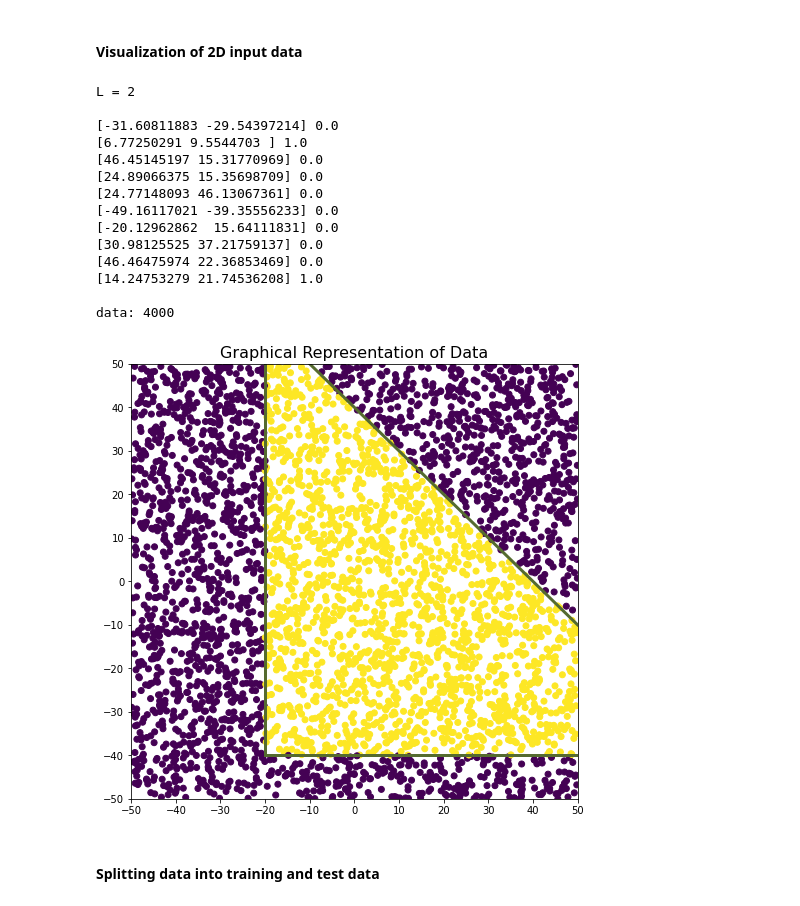
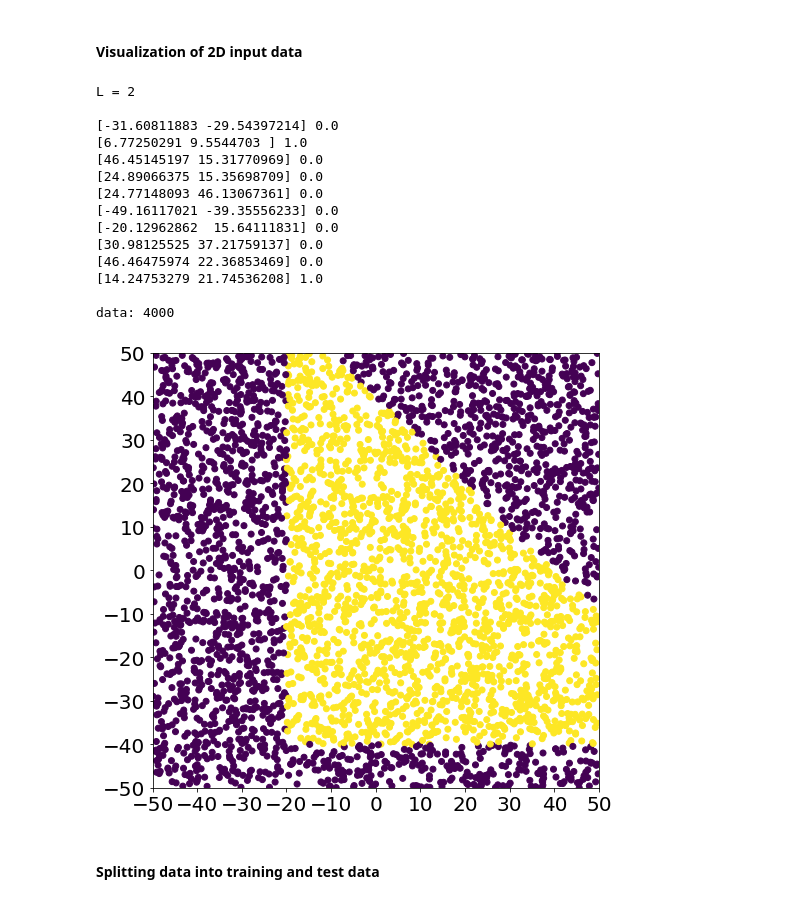
Before and after one commit to PaoloZinesi/ComputationalPhysics_modB, a Jupyter notebook: ASSIGNMENT/analyse_data_DNN_2022-20220308-121412.ipynb, the cells around one changed output. Saved outputs shown, nothing was run; the diff lists cells and outputs as text; code cells hidden in the pictures.

```diff
--- a/ASSIGNMENT/analyse_data_DNN_2022-20220308-121412.ipynb
+++ b/ASSIGNMENT/analyse_data_DNN_2022-20220308-121412.ipynb
@@ -198,36 +191,38 @@ def boundaries():
 fig,ax = plt.subplots(figsize=(8,8))
 scatter = ax.scatter(x[:,0], x[:,1], c=y)
 ax.set_xlim(-50,50)
 ax.set_ylim(-50,50)
 ax.xaxis.set_major_locator(MultipleLocator(10))
 ax.yaxis.set_major_locator(MultipleLocator(10))
 #plt.legend(handles=scatter.legend_elements()[0], labels=['0', '1'],
  #       title="Classes", loc='center left',
   #      bbox_to_anchor=(1, 0.5), fontsize=14
        # )
-boundaries()
 
-ax.set_title("Graphical Representation of Data",fontsize=16)
+#ax.set_title("Graphical Representation of Data",fontsize=16)
+
+ax.tick_params(axis='x',which='major',labelsize=20)
+ax.tick_params(axis='y',which='major',labelsize=20)
 
 plt.savefig("Graph_Data_Nlin1", bbox_inches="tight")
 
 plt.show()
 # %% [output]
 L = 2
 
 [-31.60811883 -29.54397214] 0.0
 [6.77250291 9.5544703 ] 1.0
 [46.45145197 15.31770969] 0.0
 [24.89066375 15.35698709] 0.0
 [24.77148093 46.13067361] 0.0
 [-49.16117021 -39.35556233] 0.0
 [-20.12962862  15.64111831] 0.0
 [30.98125525 37.21759137] 0.0
 [46.46475974 22.36853469] 0.0
 [14.24753279 21.74536208] 1.0
 
 data: 4000
-[figure, old version]
+[figure, new version]
 # %% [markdown]
 #### Splitting data into training and test data
 # %%
```
Also changed, not shown: parts of 48 cells of this notebook, 23 other files.
